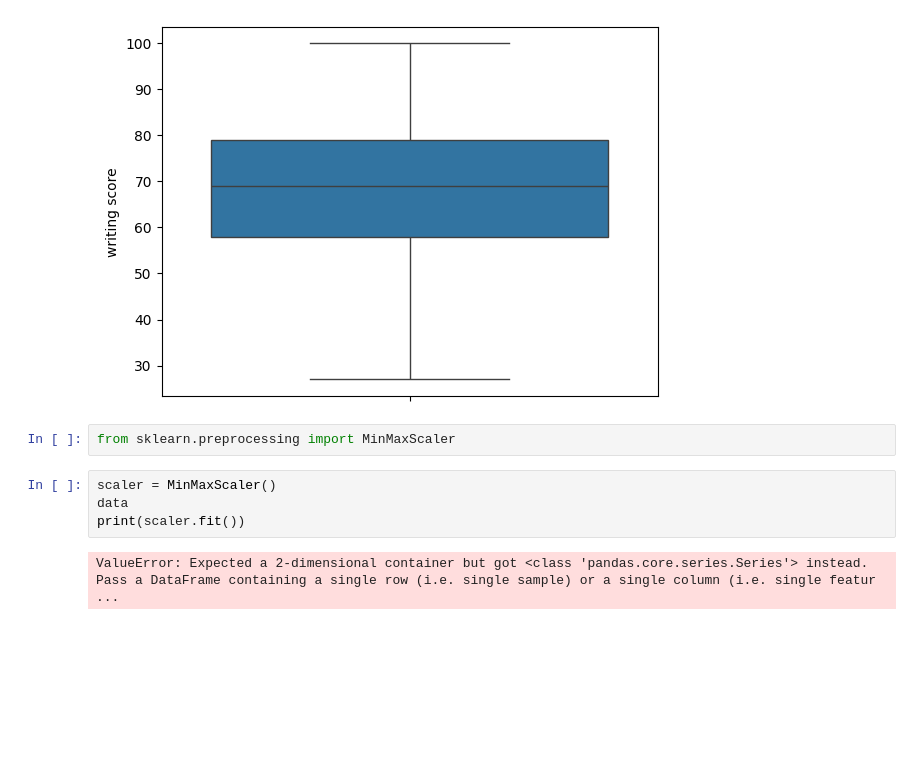
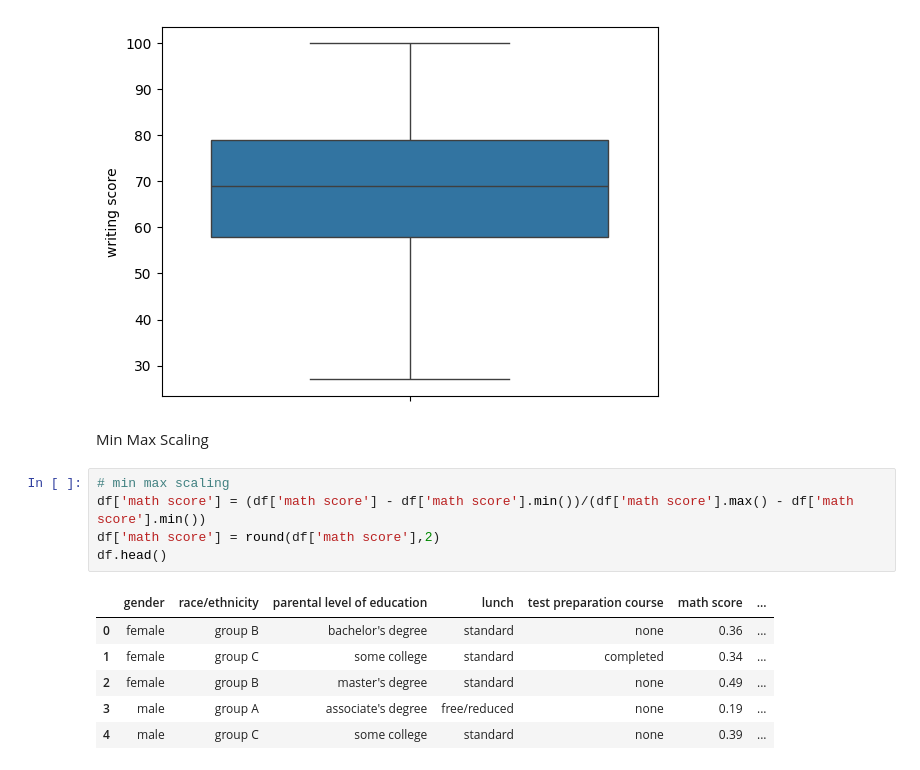
Before and after one commit to Kunals0612/TE_Lab_Assignments, a Jupyter notebook: DSBDAL/Assignment2.ipynb, the cells around one changed output. Drawn from its saved outputs; the diff is of its cells as text; blank space fills up the shorter version.

```diff
--- a/DSBDAL/Assignment2.ipynb
+++ b/DSBDAL/Assignment2.ipynb
@@ -183,11 +183,17 @@ sb.boxplot(df['writing score'])
 # %% [output]
 <Axes: ylabel='writing score'>
 [figure]
-# %%
-from sklearn.preprocessing import MinMaxScaler
-# %%
-scaler = MinMaxScaler()
-data
-print(scaler.fit())
-# %% [output]
-ValueError: Expected a 2-dimensional container but got <class 'pandas.core.series.Series'> instead. Pass a DataFrame containing a single row (i.e. single sample) or a single column (i.e. single featur ...
+# %% [markdown]
+Min Max Scaling
+# %%
+# min max scaling
+df['math score'] = (df['math score'] - df['math score'].min())/(df['math score'].max() - df['math score'].min())
+df['math score'] = round(df['math score'],2)
+df.head()
+# %% [output]
+|  | gender | race/ethnicity | parental level of education | lunch | test preparation course | math score | ... |
+| 0 | female | group B | bachelor's degree | standard | none | 0.36 | ... |
+| 1 | female | group C | some college | standard | completed | 0.34 | ... |
+| 2 | female | group B | master's degree | standard | none | 0.49 | ... |
+| 3 | male | group A | associate's degree | free/reduced | none | 0.19 | ... |
+| 4 | male | group C | some college | standard | none | 0.39 | ... |
```
Also changed, not shown: parts of 4 cells of this notebook.
